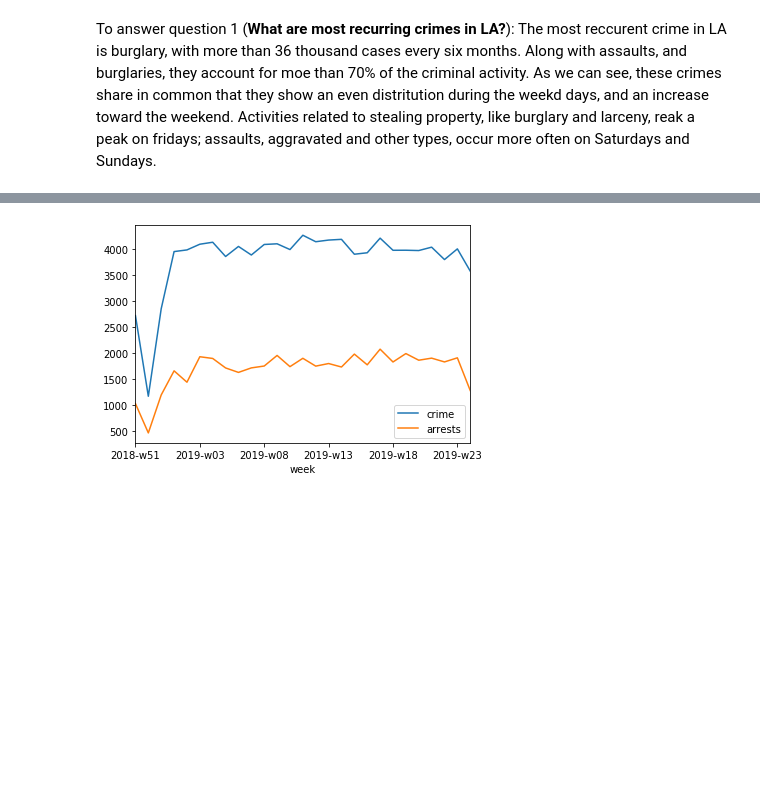
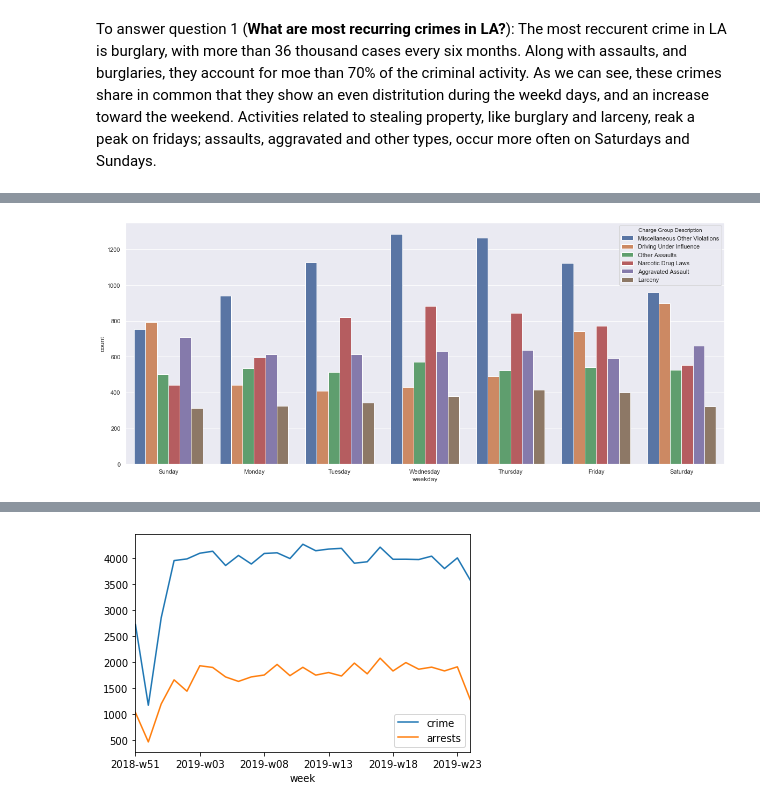
Before and after one commit to abreulastra/crime_analysis, a Jupyter notebook: crime_patterns_LA.ipynb, the cells around one changed output, grey strips where cells are left out. Drawn from its saved outputs; the diff is of its cells as text; code cells hidden in the pictures; blank space fills up the shorter version.

```diff
--- a/crime_patterns_LA.ipynb
+++ b/crime_patterns_LA.ipynb
@@ -75,0 +93,2 @@ To answer question 1 (**What are most recurring crimes in LA?**): The most reccu
+# %%
+top_arrests = arr['Charge Group Description'].value_counts().head(6).index
@@ -76 +105,5 @@ To answer question 1 (**What are most recurring crimes in LA?**): The most reccu
+# %%
+ax = sns.countplot(x="weekday", data=arr[arr['Charge Group Description'].isin(top_arrests)], hue = 'Charge Group Description', order=['Sunday','Monday','Tuesday','Wednesday','Thursday','Friday','Saturday'])
+# %% [output]
+[figure, added]
 # %%
```
Also changed, not shown: parts of 19 cells of this notebook, 1 other file.
